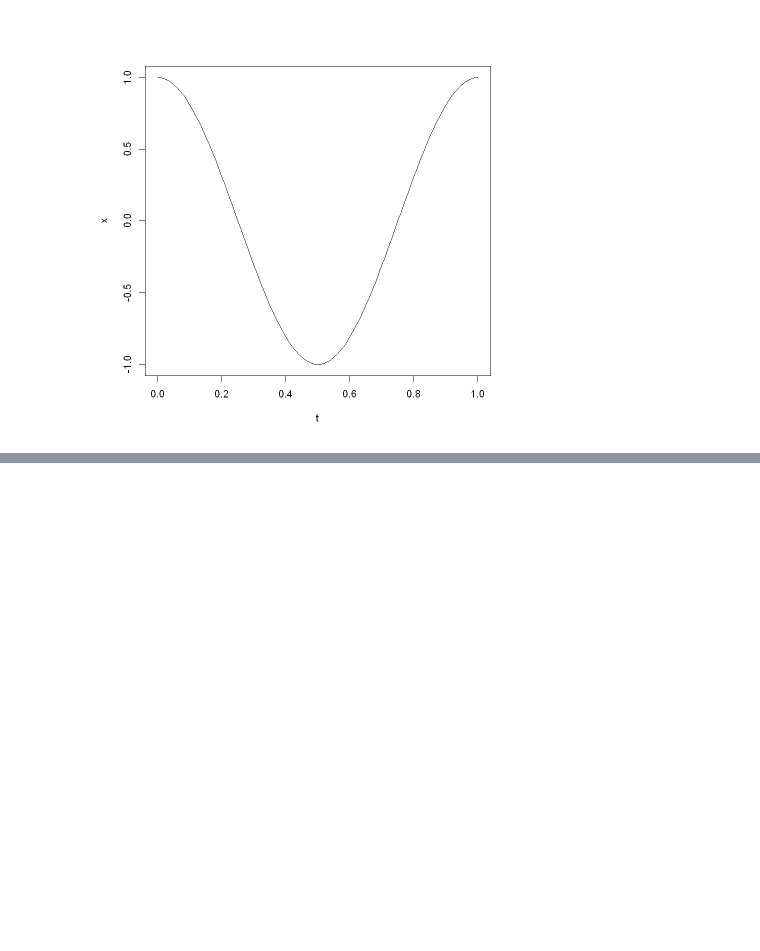
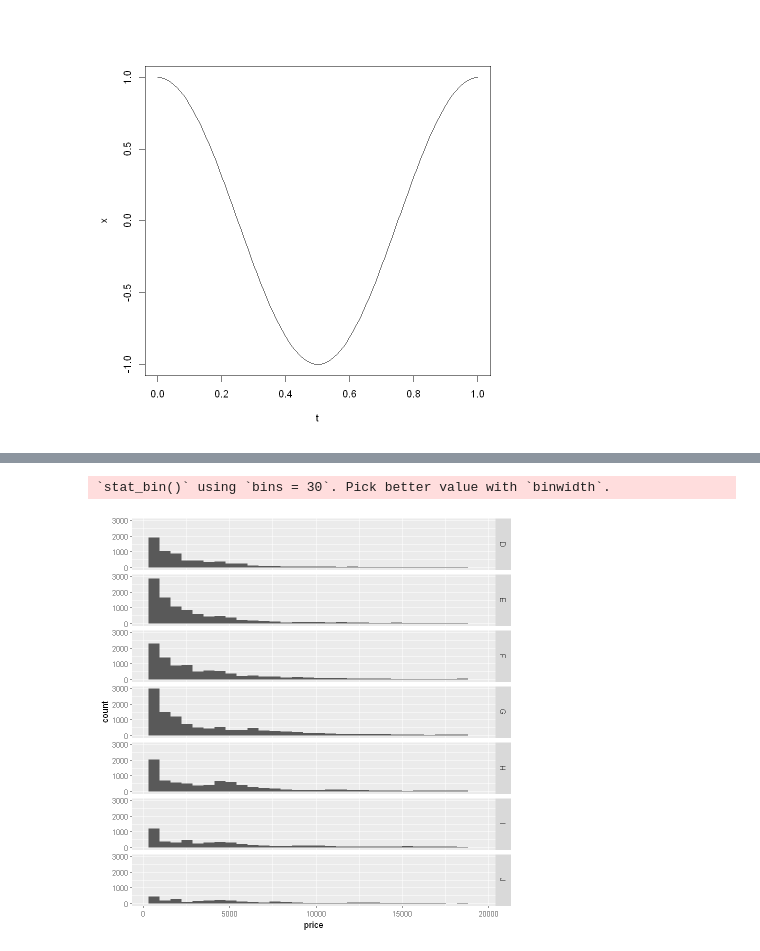
Before and after one commit to young-hun-jo/SCH_Univ_Course, a Jupyter notebook: Unstructured_data/tidyverse_technical_Statistics.ipynb, the cells around one changed output, grey strips where cells are left out. Drawn from its saved outputs; the diff is of its cells as text; code cells hidden in the pictures; blank space fills up the shorter version.

```diff
--- a/Unstructured_data/tidyverse_technical_Statistics.ipynb
+++ b/Unstructured_data/tidyverse_technical_Statistics.ipynb
@@ -316,0 +337,6 @@ y
+# %%
+                                                    # color~. =>이게 색깔별로하라는뜻? ~. 가 뭔뜻인가유...
+ggplot(diamonds, aes(x=price))+geom_histogram()+facet_grid(color~.)
+# %% [output]
+`stat_bin()` using `bins = 30`. Pick better value with `binwidth`.
+[figure, added]
```
Also changed, not shown: parts of 6 cells of this notebook, 1 other file.
